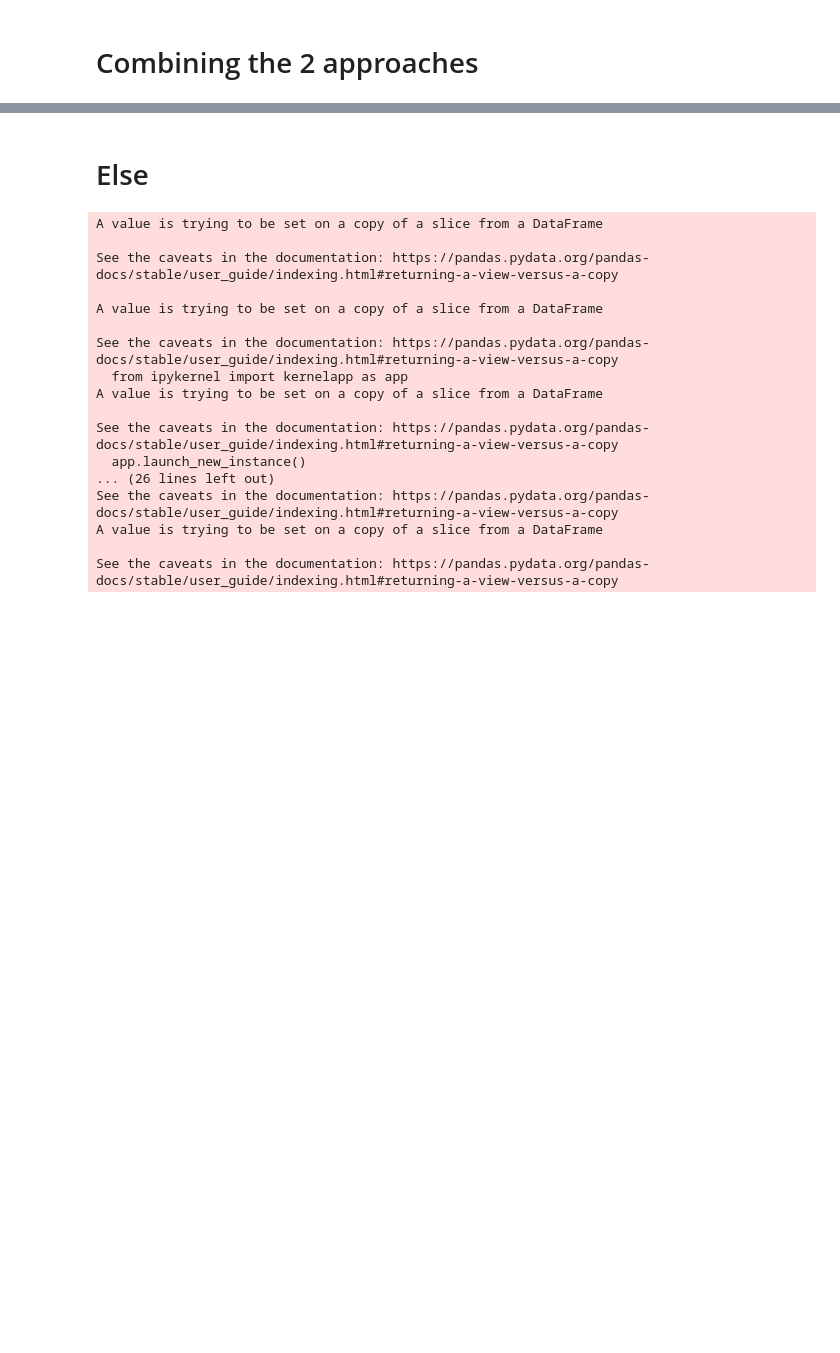
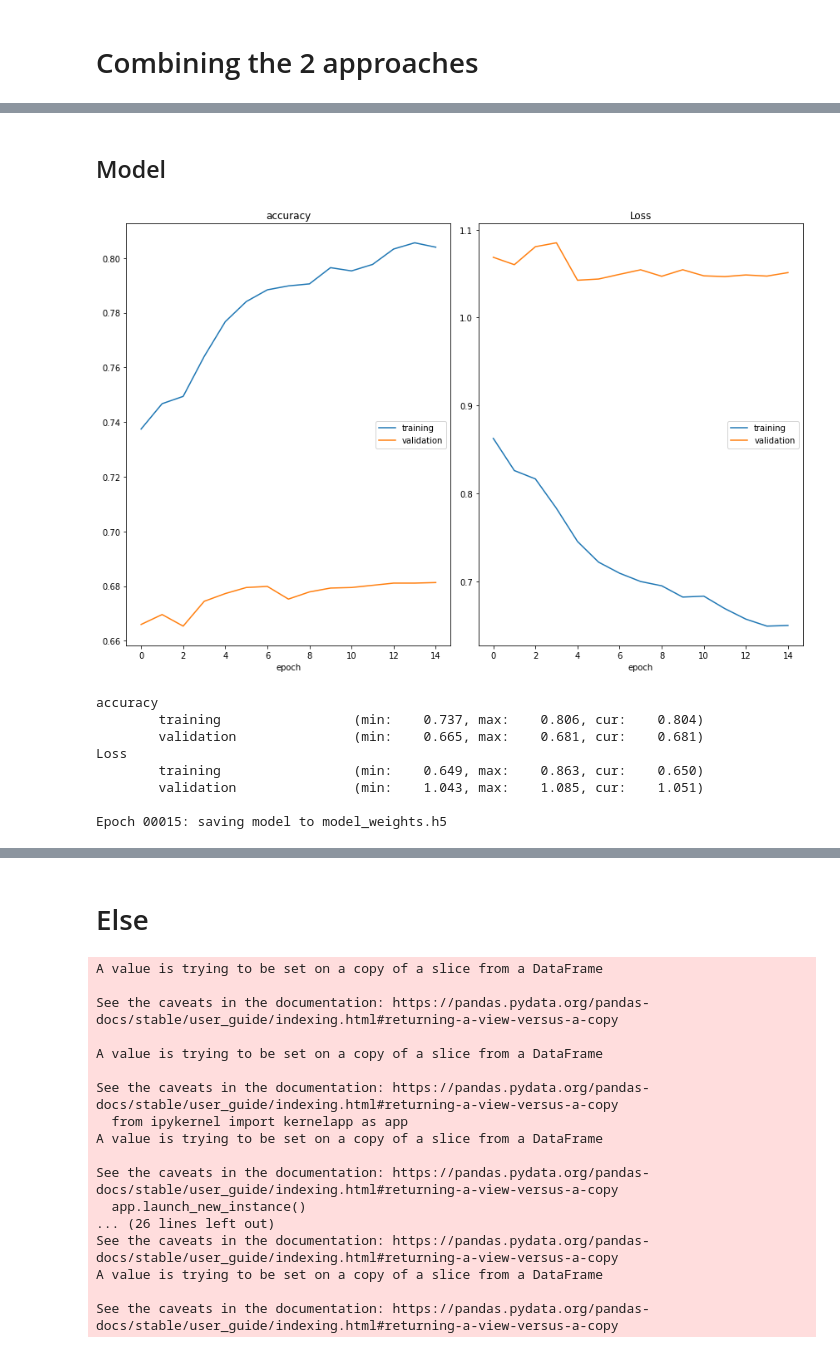
Before and after one commit to tonyamf/ANN, a Jupyter notebook: Untitled_1.ipynb, the cells around one changed output, grey strips where cells are left out. Cells and saved outputs as stored; diff of their text form; code cells hidden in the pictures; blank space fills up the shorter version.

```diff
--- a/Untitled_1.ipynb
+++ b/Untitled_1.ipynb
@@ -1328,0 +956,3 @@ y_test = tf.keras.utils.to_categorical(df_test_Y)
+# %%
+X_train = X_train / 255
+X_test = X_test /255
@@ -1328,0 +967,16 @@ y_test = tf.keras.utils.to_categorical(df_test_Y)
+# %%
+select = ['emotion', 'usage',	'StabilityIndex_D',	'Skewness_D',	'Kurtosis_D',	'Moment_D_1',	'Moment_D_2',	'Moment_D_3',	'Moment_D_4',	'Entropy_D',	'Range_D',
+'StabilityIndex_S',	'Skewness_S',	'Kurtosis_S',	'Moment_S_1',	'Moment_S_2',	'Moment_S_3',	'Moment_S_4',	'Entropy_S',	'Range_S',
+'StabilityIndex_T',	'Skewness_T',	'Kurtosis_T',	'Moment_T_1',	'Moment_T_2',	'Moment_T_3',	'Moment_T_4',	'Entropy_T',	'Range_T']
+
+dataframe2 = df_[select]
+df_train2 = dataframe2.loc[dataframe2['usage'] == 'Training']
+df_test2 = dataframe2.loc[dataframe2['usage'] != 'Training']
+df_train_X2 = df_train2.iloc[:, 2:len(dataframe2.iloc[0,])]
+df_train_Y2 = df_train2.iloc[:, 0]
+df_test_X2 = df_test2.iloc[:, 2:len(dataframe2.iloc[0,])]
+df_test_Y2 = df_test2.iloc[:, 0]
+# %%
+sc = StandardScaler()
+df_train_X2 = sc.fit_transform(df_train_X2)
+df_test_X2 = sc.transform(df_test_X2)
@@ -1328,0 +986,2 @@ y_test = tf.keras.utils.to_categorical(df_test_Y)
+# %% [markdown]
+## Model
@@ -1328,0 +1061,36 @@ y_test = tf.keras.utils.to_categorical(df_test_Y)
+# %%
+batch_size = 64
+train_datagen = ImageDataGenerator( horizontal_flip=True)
+
+train_set = train_datagen.flow(X_train, y_train, batch_size = 64)
+validation_set = train_datagen.flow(X_test, y_test, batch_size = 64)
+# %%
+
+epochs = 15
+steps_per_epoch= train_set.n//train_set.batch_size
+validation_steps = validation_set.n//validation_set.batch_size
+
+checkpoint = ModelCheckpoint("model_weights.h5",monitor='val_accuracy',
+                            save_weights_only=True, mode='max',verbose=1)
+reduce_lr = ReduceLROnPlateau(monitor='val_loss' , factor=0.1, patience=2, min_lr=0.00001,model='auto')
+
+callbacks = [PlotLossesKeras(), checkpoint, reduce_lr]
+
+history = model.fit(
+        x= [train_set.x, df_train_X2], y = y_train,
+        steps_per_epoch=steps_per_epoch,
+        epochs=epochs,
+        validation_data=([validation_set.x, df_test_X2], y_test),
+        validation_steps=validation_steps,
+        callbacks=callbacks
+)
+# %% [output]
+[figure, added]
+accuracy
+        training                 (min:    0.737, max:    0.806, cur:    0.804)
+        validation               (min:    0.665, max:    0.681, cur:    0.681)
+Loss
+        training                 (min:    0.649, max:    0.863, cur:    0.650)
+        validation               (min:    1.043, max:    1.085, cur:    1.051)
+
+Epoch 00015: saving model to model_weights.h5
```
Also changed, not shown: parts of 49 cells of this notebook.
